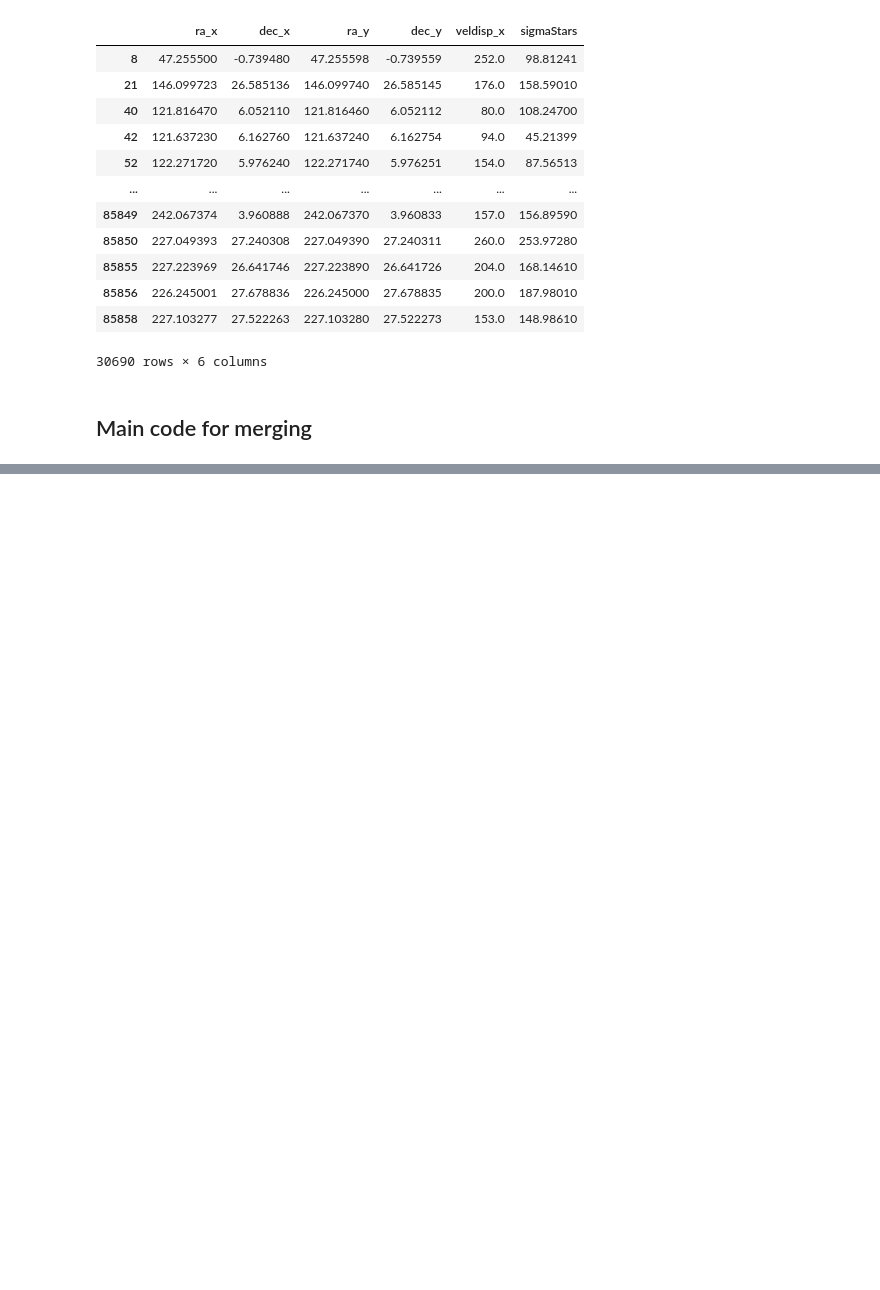
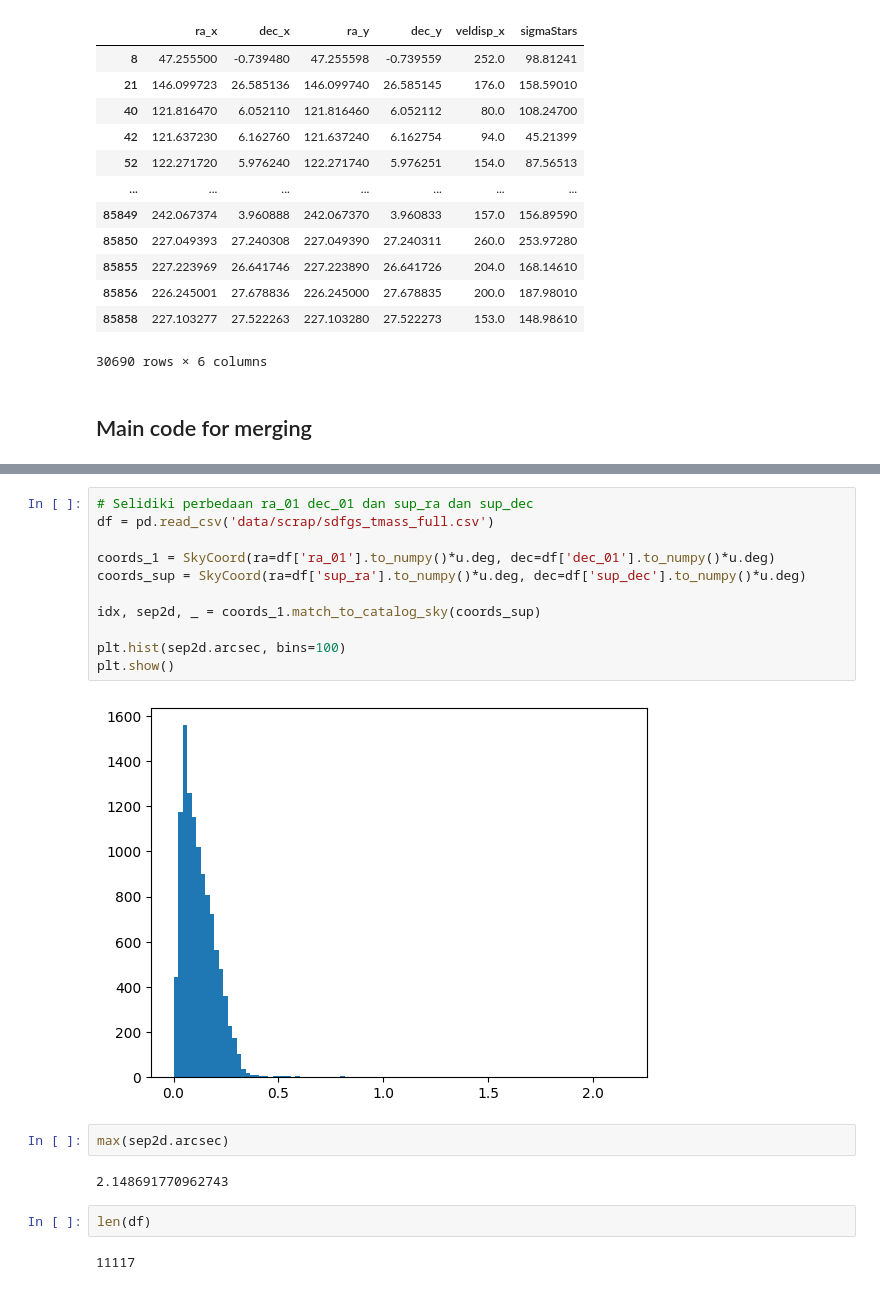
Before and after one commit to mrafifrbbn/thesis-research-2.0, a Jupyter notebook: notebook.ipynb, the cells around one changed output, grey strips where cells are left out. Cells and saved outputs as stored; diff of their text form; blank space fills up the shorter version.

```diff
--- a/notebook.ipynb
+++ b/notebook.ipynb
@@ -153,0 +217,21 @@ len(df2)
+# %%
+# Selidiki perbedaan ra_01 dec_01 dan sup_ra dan sup_dec
+df = pd.read_csv('data/scrap/sdfgs_tmass_full.csv')
+
+coords_1 = SkyCoord(ra=df['ra_01'].to_numpy()*u.deg, dec=df['dec_01'].to_numpy()*u.deg)
+coords_sup = SkyCoord(ra=df['sup_ra'].to_numpy()*u.deg, dec=df['sup_dec'].to_numpy()*u.deg)
+
+idx, sep2d, _ = coords_1.match_to_catalog_sky(coords_sup)
+
+plt.hist(sep2d.arcsec, bins=100)
+plt.show()
+# %% [output]
+[figure, added]
+# %%
+max(sep2d.arcsec)
+# %% [output]
+2.148691770962743
+# %%
+len(df)
+# %% [output]
+11117
```
Also changed, not shown: parts of 19 cells of this notebook, 3 other files.
